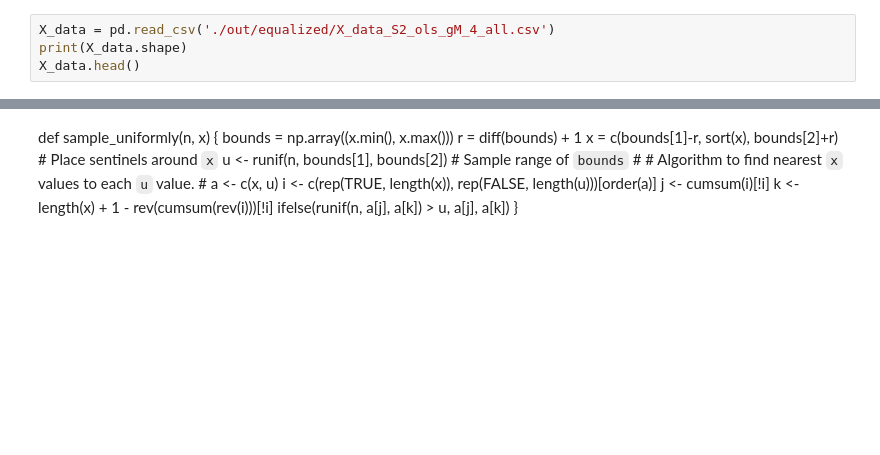
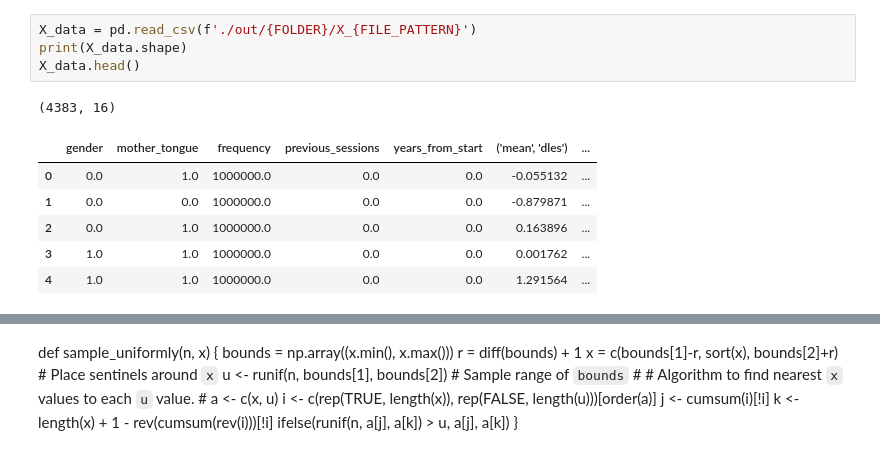
Before and after one commit to benjamingarzon/checkspred, a Jupyter notebook: SamplingModel.ipynb, the cells around one changed output, grey strips where cells are left out. Saved outputs shown, nothing was run; the diff lists cells and outputs as text; blank space fills up the shorter version.

```diff
--- a/SamplingModel.ipynb
+++ b/SamplingModel.ipynb
@@ -24,6 +32,14 @@ FileNotFoundError: [Errno 2] No such file or directory: './out/equalized/y_data_
 # %%
-X_data = pd.read_csv('./out/equalized/X_data_S2_ols_gM_4_all.csv')
+X_data = pd.read_csv(f'./out/{FOLDER}/X_{FILE_PATTERN}')
 print(X_data.shape)
 X_data.head()
+# %% [output]
+(4383, 16)
+|  | gender | mother_tongue | frequency | previous_sessions | years_from_start | ('mean', 'dles') | ... |
+| 0 | 0.0 | 1.0 | 1000000.0 | 0.0 | 0.0 | -0.055132 | ... |
+| 1 | 0.0 | 0.0 | 1000000.0 | 0.0 | 0.0 | -0.879871 | ... |
+| 2 | 0.0 | 1.0 | 1000000.0 | 0.0 | 0.0 | 0.163896 | ... |
+| 3 | 1.0 | 1.0 | 1000000.0 | 0.0 | 0.0 | 0.001762 | ... |
+| 4 | 1.0 | 1.0 | 1000000.0 | 0.0 | 0.0 | 1.291564 | ... |
 # %%
 y_data.y.hist()
```
Also changed, not shown: parts of 8 cells of this notebook, 6 other files.
